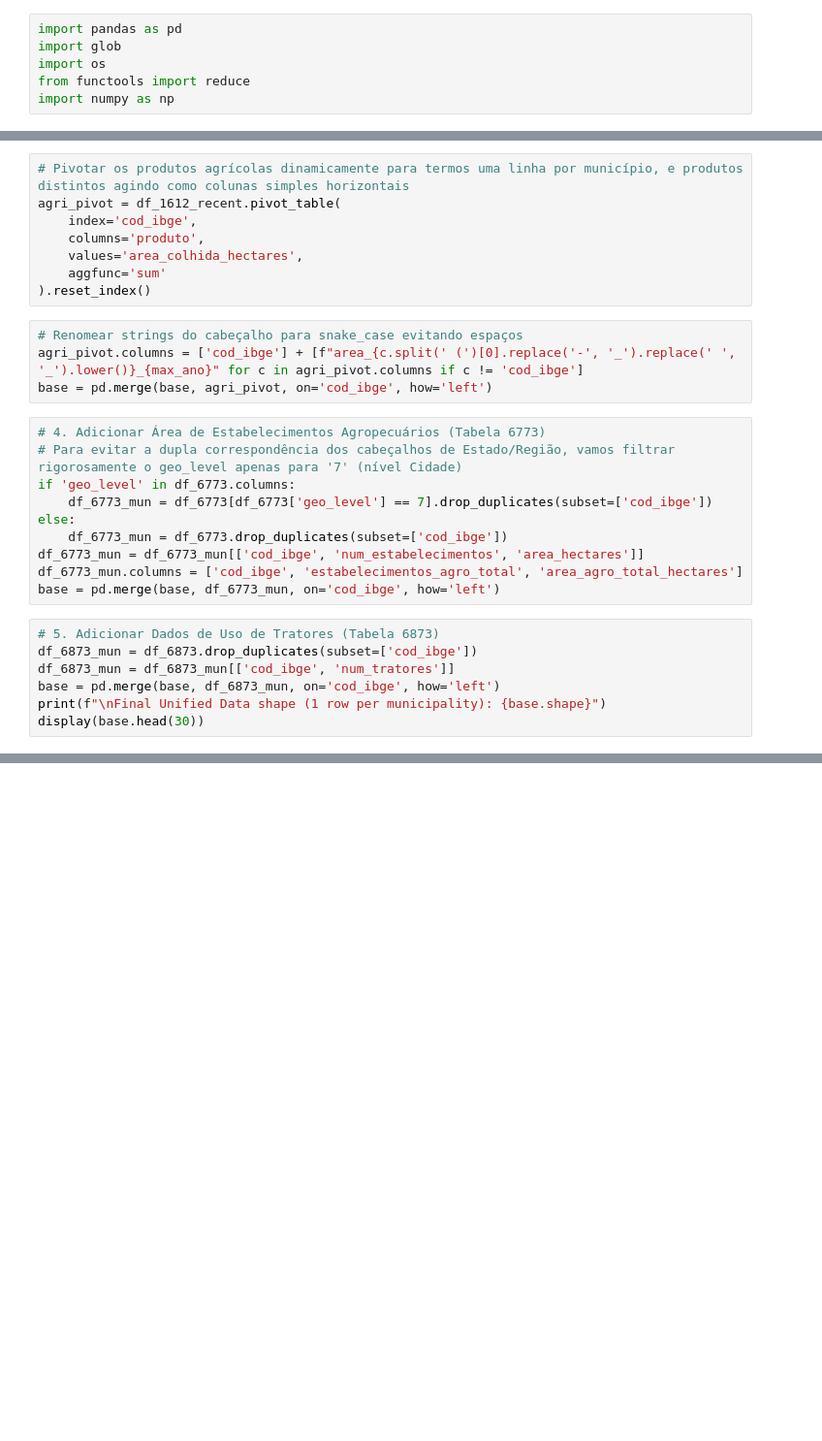
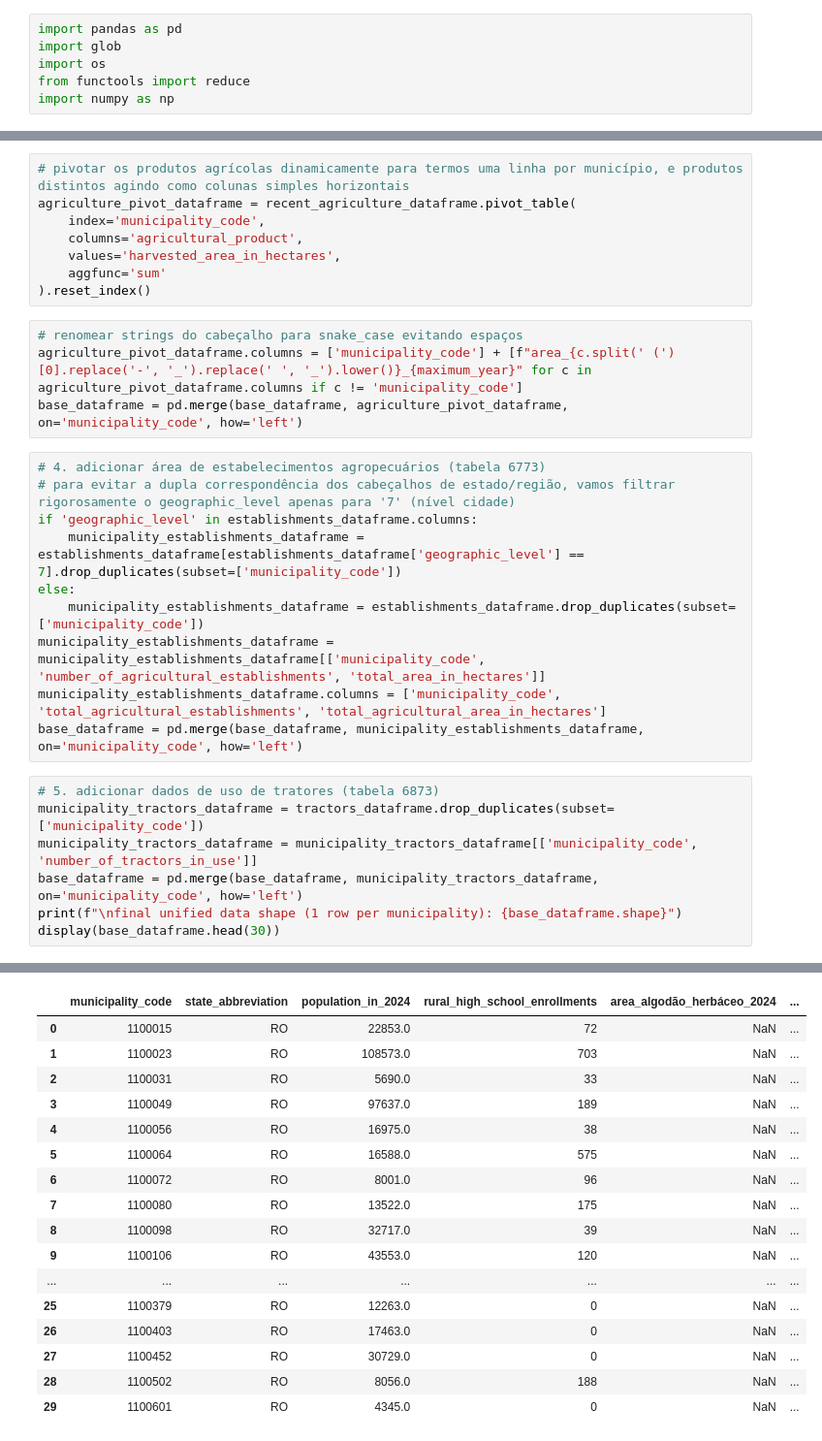
Before and after one commit to Raimundoivy/pad_avaliacao_02, a Jupyter notebook: notebooks/pad_avaliacao_02.ipynb, the cells around one changed output, grey strips where cells are left out. Shown at 97% size. Cells and saved outputs as stored; diff of their text form; blank space fills up the shorter version.

Commit message:
feat: complete ETL with rural enrollments and translated notebook (excluded large datasets)

```diff
--- a/notebooks/pad_avaliacao_02.ipynb
+++ b/notebooks/pad_avaliacao_02.ipynb
@@ -355,29 +451,30 @@ df_1612_recent = df_1612[df_1612['ano'] == max_ano]
 # %%
-# Pivotar os produtos agrícolas dinamicamente para termos uma linha por município, e produtos distintos agindo como colunas simples horizontais
-agri_pivot = df_1612_recent.pivot_table(
-    index='cod_ibge',
-    columns='produto',
-    values='area_colhida_hectares',
+# pivotar os produtos agrícolas dinamicamente para termos uma linha por município, e produtos distintos agindo como colunas simples horizontais
+agriculture_pivot_dataframe = recent_agriculture_dataframe.pivot_table(
+    index='municipality_code',
+    columns='agricultural_product',
+    values='harvested_area_in_hectares',
     aggfunc='sum'
 ).reset_index()
 # %%
-# Renomear strings do cabeçalho para snake_case evitando espaços
-agri_pivot.columns = ['cod_ibge'] + [f"area_{c.split(' (')[0].replace('-', '_').replace(' ', '_').lower()}_{max_ano}" for c in agri_pivot.columns if c != 'cod_ibge']
-base = pd.merge(base, agri_pivot, on='cod_ibge', how='left')
+# renomear strings do cabeçalho para snake_case evitando espaços
+agriculture_pivot_dataframe.columns = ['municipality_code'] + [f"area_{c.split(' (')[0].replace('-', '_').replace(' ', '_').lower()}_{maximum_year}" for c in agriculture_pivot_dataframe.columns if c != 'municipality_code']
+base_dataframe = pd.merge(base_dataframe, agriculture_pivot_dataframe, on='municipality_code', how='left')
 # %%
-# 4. Adicionar Área de Estabelecimentos Agropecuários (Tabela 6773)
-# Para evitar a dupla correspondência dos cabeçalhos de Estado/Região, vamos filtrar rigorosamente o geo_level apenas para '7' (nível Cidade)
-if 'geo_level' in df_6773.columns:
-    df_6773_mun = df_6773[df_6773['geo_level'] == 7].drop_duplicates(subset=['cod_ibge'])
+# 4. adicionar área de estabelecimentos agropecuários (tabela 6773)
+# para evitar a dupla correspondência dos cabeçalhos de estado/região, vamos filtrar rigorosamente o geographic_level apenas para '7' (nível cidade)
+if 'geographic_level' in establishments_dataframe.columns:
+    municipality_establishments_dataframe = establishments_dataframe[establishments_dataframe['geographic_level'] == 7].drop_duplicates(subset=['municipality_code'])
 else:
-    df_6773_mun = df_6773.drop_duplicates(subset=['cod_ibge'])
-df_6773_mun = df_6773_mun[['cod_ibge', 'num_estabelecimentos', 'area_hectares']]
-df_6773_mun.columns = ['cod_ibge', 'estabelecimentos_agro_total', 'area_agro_total_hectares']
-base = pd.merge(base, df_6773_mun, on='cod_ibge', how='left')
+    municipality_establishments_dataframe = establishments_dataframe.drop_duplicates(subset=['municipality_code'])
+municipality_establishments_dataframe = municipality_establishments_dataframe[['municipality_code', 'number_of_agricultural_establishments', 'total_area_in_hectares']]
+municipality_establishments_dataframe.columns = ['municipality_code', 'total_agricultural_establishments', 'total_agricultural_area_in_hectares']
+base_dataframe = pd.merge(base_dataframe, municipality_establishments_dataframe, on='municipality_code', how='left')
 # %%
-# 5. Adicionar Dados de Uso de Tratores (Tabela 6873)
-df_6873_mun = df_6873.drop_duplicates(subset=['cod_ibge'])
-df_6873_mun = df_6873_mun[['cod_ibge', 'num_tratores']]
-base = pd.merge(base, df_6873_mun, on='cod_ibge', how='left')
-print(f"\nFinal Unified Data shape (1 row per municipality): {base.shape}")
-display(base.head(30))
+# 5. adicionar dados de uso de tratores (tabela 6873)
+municipality_tractors_dataframe = tractors_dataframe.drop_duplicates(subset=['municipality_code'])
+municipality_tractors_dataframe = municipality_tractors_dataframe[['municipality_code', 'number_of_tractors_in_use']]
+base_dataframe = pd.merge(base_dataframe, municipality_tractors_dataframe, on='municipality_code', how='left')
+print(f"\nfinal unified data shape (1 row per municipality): {base_dataframe.shape}")
+display(base_dataframe.head(30))
+# %% [output]
@@ -384 +482,18 @@ display(base.head(30))
+|  | municipality_code | state_abbreviation | population_in_2024 | rural_high_school_enrollments | area_algodão_herbáceo_2024 | ... |
+| 0 | 1100015 | RO | 22853.0 | 72 | NaN | ... |
+| 1 | 1100023 | RO | 108573.0 | 703 | NaN | ... |
+| 2 | 1100031 | RO | 5690.0 | 33 | NaN | ... |
+| 3 | 1100049 | RO | 97637.0 | 189 | NaN | ... |
+| 4 | 1100056 | RO | 16975.0 | 38 | NaN | ... |
+| 5 | 1100064 | RO | 16588.0 | 575 | NaN | ... |
+| 6 | 1100072 | RO | 8001.0 | 96 | NaN | ... |
+| 7 | 1100080 | RO | 13522.0 | 175 | NaN | ... |
+| 8 | 1100098 | RO | 32717.0 | 39 | NaN | ... |
+| 9 | 1100106 | RO | 43553.0 | 120 | NaN | ... |
+| ... | ... | ... | ... | ... | ... | ... |
+| 25 | 1100379 | RO | 12263.0 | 0 | NaN | ... |
+| 26 | 1100403 | RO | 17463.0 | 0 | NaN | ... |
+| 27 | 1100452 | RO | 30729.0 | 0 | NaN | ... |
+| 28 | 1100502 | RO | 8056.0 | 188 | NaN | ... |
+| 29 | 1100601 | RO | 4345.0 | 0 | NaN | ... |
 # %%
```
Also changed, not shown: parts of 49 cells of this notebook, 15 other files.
